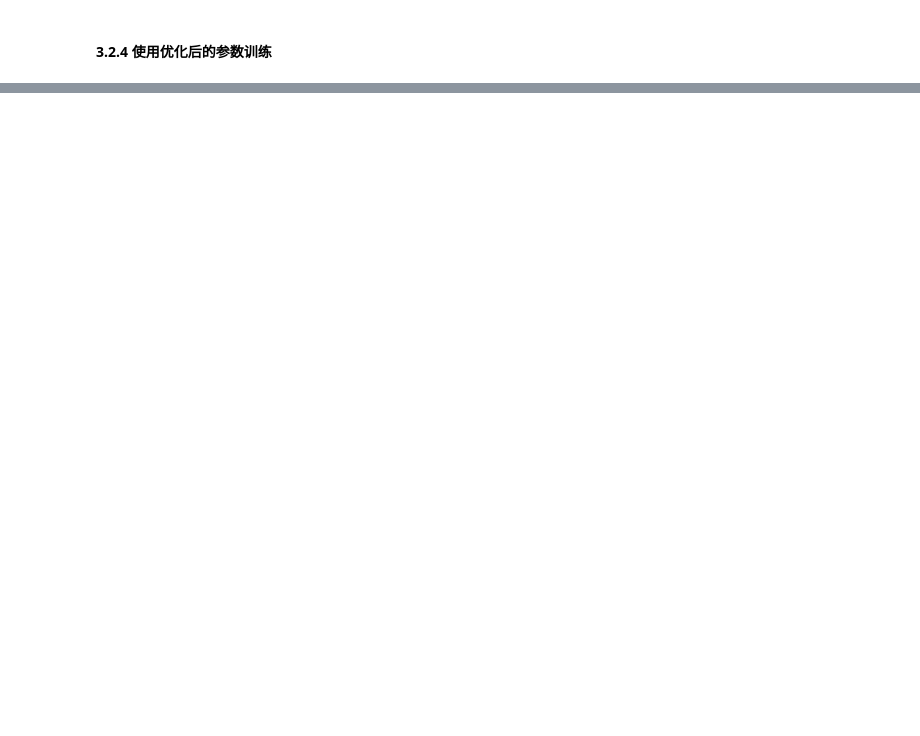
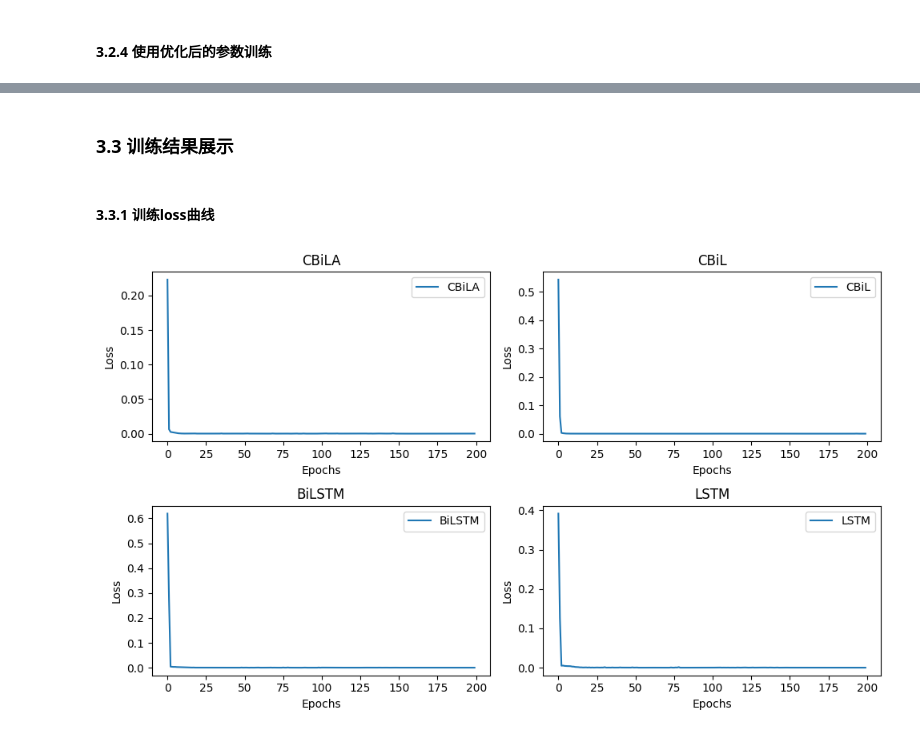
Before and after one commit to flyingyuya/NASA_LIB, a Jupyter notebook: NASA_Multi_Model_Compare.ipynb, the cells around one changed output, grey strips where cells are left out. Cells and saved outputs as stored; diff of their text form; code cells hidden in the pictures; blank space fills up the shorter version.

```diff
--- a/NASA_Multi_Model_Compare.ipynb
+++ b/NASA_Multi_Model_Compare.ipynb
@@ -950,2 +895,28 @@ Model: BNO-CBiLA
 ------------------------------------------------------------------
+# %% [markdown]
+### 3.3 训练结果展示
+# %% [markdown]
+#### 3.3.1 训练loss曲线
+# %%
+fig, axes = plt.subplots(2, 2, figsize=(10, 6))
+axes = axes.flatten()
+
+plot_idx = 0
+for model_name in model_list:
+    ax = axes[plot_idx]
+    losses = model_losses[model_name].copy()
+    # for i in range(epochs, len(losses), epochs):
+    #     if i > 0 and i < len(losses)-1:
+    #         losses[i] = (losses[i-2] + losses[i+2])/2
+    #         losses[i+1] = (losses[i-2] + losses[i+2])/2
+    ax.plot(range(len(losses)), losses, label=model_name)
+    ax.set_title(f'{model_name}')
+    ax.set_xlabel('Epochs')
+    ax.set_ylabel('Loss')
+    ax.legend()
+    plot_idx += 1
+
+plt.tight_layout()
+# %% [output]
+[figure, added]
 # %% [markdown]
```
Also changed, not shown: parts of 10 cells of this notebook, 32 other files.
